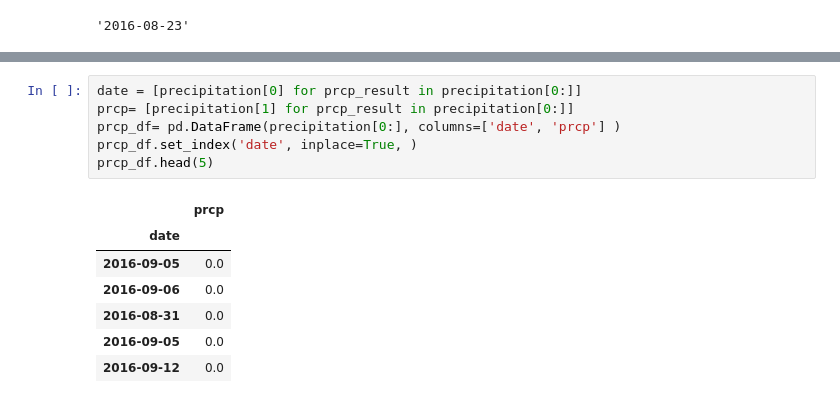
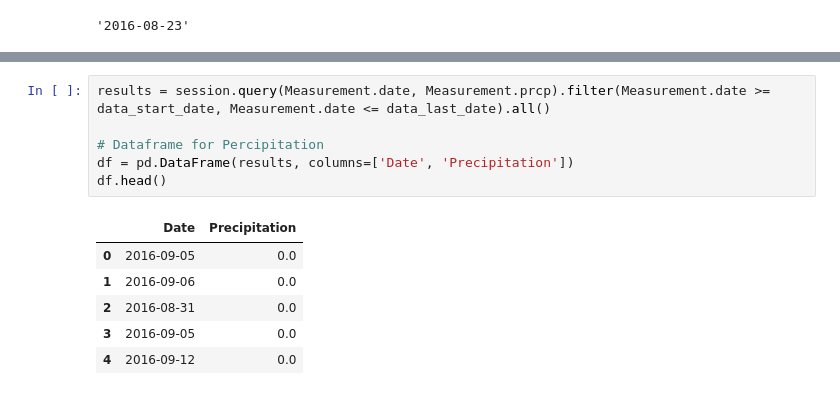
Before and after one commit to seaaaaany/Surfs_Up_SQL, a Jupyter notebook: climate_analysis.ipynb, the cells around one changed output, grey strips where cells are left out. Cells and saved outputs as stored; diff of their text form.

```diff
--- a/climate_analysis.ipynb
+++ b/climate_analysis.ipynb
@@ -68,14 +47,13 @@ precipitation
-# %%
-date = [precipitation[0] for prcp_result in precipitation[0:]]
-prcp= [precipitation[1] for prcp_result in precipitation[0:]]
-prcp_df= pd.DataFrame(precipitation[0:], columns=['date', 'prcp'] )
-prcp_df.set_index('date', inplace=True, )
-prcp_df.head(5)
-# %% [output]
-|  | prcp |
-| date |  |
-| 2016-09-05 | 0.0 |
-| 2016-09-06 | 0.0 |
-| 2016-08-31 | 0.0 |
-| 2016-09-05 | 0.0 |
-| 2016-09-12 | 0.0 |
+# %%
+results = session.query(Measurement.date, Measurement.prcp).filter(Measurement.date >= data_start_date, Measurement.date <= data_last_date).all()
+
+# Dataframe for Percipitation
+df = pd.DataFrame(results, columns=['Date', 'Precipitation'])
+df.head()
+# %% [output]
+|  | Date | Precipitation |
+| 0 | 2016-09-05 | 0.0 |
+| 1 | 2016-09-06 | 0.0 |
+| 2 | 2016-08-31 | 0.0 |
+| 3 | 2016-09-05 | 0.0 |
+| 4 | 2016-09-12 | 0.0 |
```
Also changed, not shown: parts of 5 cells of this notebook.
